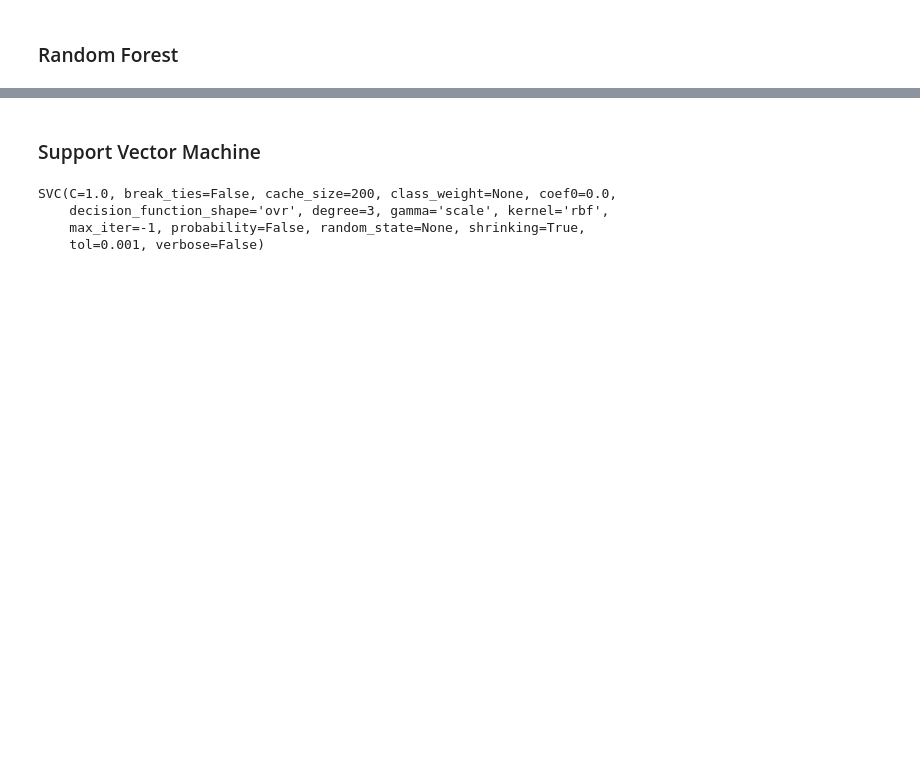
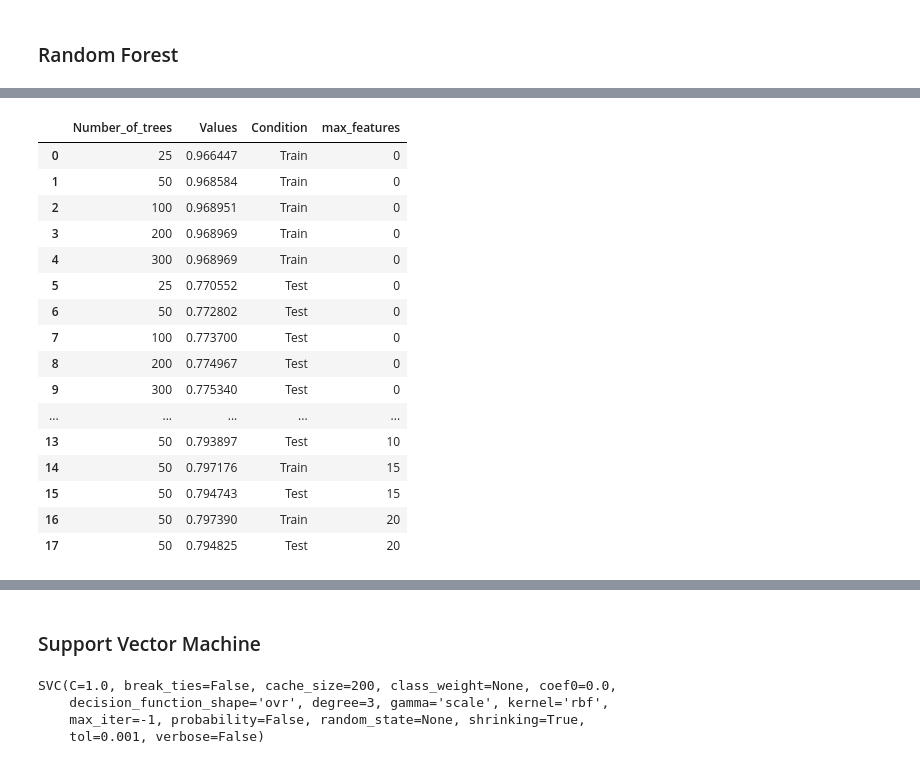
Before and after one commit to linaskerath/comparison-of-ML-up-sell-propensity-models, a Jupyter notebook: Bakis.ipynb, the cells around one changed output, grey strips where cells are left out. Saved outputs shown, nothing was run; the diff lists cells and outputs as text; code cells hidden in the pictures; blank space fills up the shorter version.

```diff
--- a/Bakis.ipynb
+++ b/Bakis.ipynb
@@ -561,0 +488,20 @@ vdsl_c Importance: 0.0
+# %%
+tree_number_boost
+# %% [output]
+|  | Number_of_trees | Values | Condition | max_features |
+| 0 | 25 | 0.966447 | Train | 0 |
+| 1 | 50 | 0.968584 | Train | 0 |
+| 2 | 100 | 0.968951 | Train | 0 |
+| 3 | 200 | 0.968969 | Train | 0 |
+| 4 | 300 | 0.968969 | Train | 0 |
+| 5 | 25 | 0.770552 | Test | 0 |
+| 6 | 50 | 0.772802 | Test | 0 |
+| 7 | 100 | 0.773700 | Test | 0 |
+| 8 | 200 | 0.774967 | Test | 0 |
+| 9 | 300 | 0.775340 | Test | 0 |
+| ... | ... | ... | ... | ... |
+| 13 | 50 | 0.793897 | Test | 10 |
+| 14 | 50 | 0.797176 | Train | 15 |
+| 15 | 50 | 0.794743 | Test | 15 |
+| 16 | 50 | 0.797390 | Train | 20 |
+| 17 | 50 | 0.794825 | Test | 20 |
```
Also changed, not shown: parts of 64 cells of this notebook.
